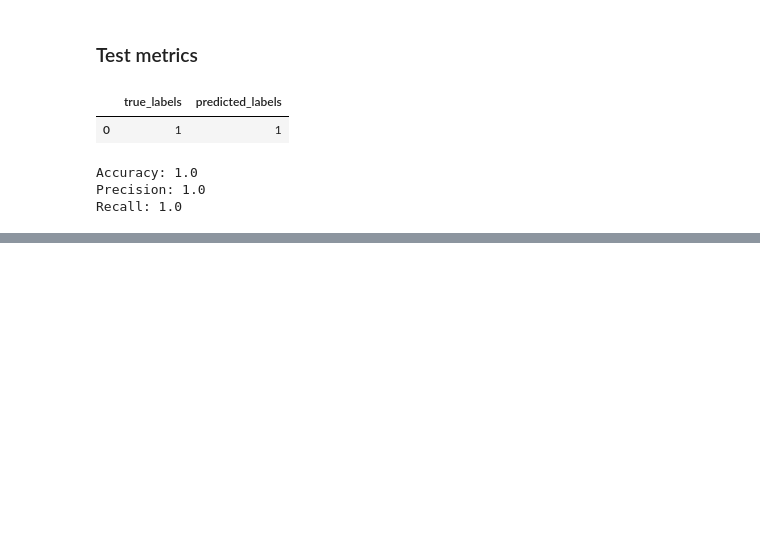
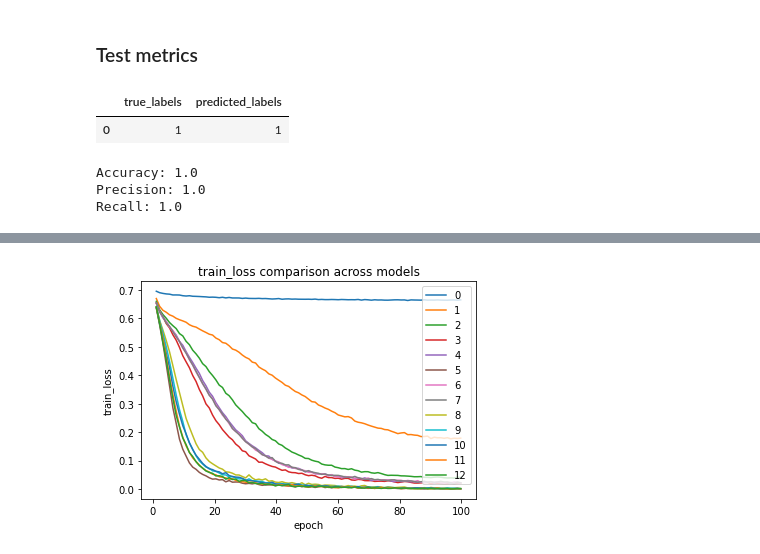
Before and after one commit to ninasachdev/QCB557_project, a Jupyter notebook: make_plots.ipynb, the cells around one changed output, grey strips where cells are left out. Cells and saved outputs as stored; diff of their text form; code cells hidden in the pictures; blank space fills up the shorter version.

Commit message:
make plots for training and validation metrics. haven't added code for testing yet

```diff
--- a/make_plots.ipynb
+++ b/make_plots.ipynb
@@ -100,0 +107,4 @@ Recall: 1.0
+# %%
+layers = range(0, 13)
+
+all_train_data = {}
@@ -100,0 +147,3 @@ Recall: 1.0
+# %%
+epoch = all_train_data['fine_tune_new_v0']['epoch']
+layers = range(0, 13)
@@ -100,0 +167,37 @@ Recall: 1.0
+# %%
+data_v0 = all_train_data[model_name_0][data_type]
+data_v1 = all_train_data[model_name_1][data_type]
+data_v2 = all_train_data[model_name_2][data_type]
+data_v3 = all_train_data[model_name_3][data_type]
+data_v4 = all_train_data[model_name_4][data_type]
+data_v5 = all_train_data[model_name_5][data_type]
+data_v6 = all_train_data[model_name_6][data_type]
+data_v7 = all_train_data[model_name_7][data_type]
+data_v8 = all_train_data[model_name_8][data_type]
+data_v9 = all_train_data[model_name_9][data_type]
+data_v10 = all_train_data[model_name_10][data_type]
+data_v11 = all_train_data[model_name_11][data_type]
+data_v12 = all_train_data[model_name_12][data_type]
+# %%
+plt.plot(epoch, data_v0, label='0')
+plt.plot(epoch, data_v1, label='1')
+plt.plot(epoch, data_v2, label='2')
+plt.plot(epoch, data_v3, label='3')
+plt.plot(epoch, data_v4, label='4')
+plt.plot(epoch, data_v5, label='5')
+plt.plot(epoch, data_v6, label='6')
+plt.plot(epoch, data_v7, label='7')
+plt.plot(epoch, data_v8, label='8')
+plt.plot(epoch, data_v9, label='9')
+plt.plot(epoch, data_v10, label='10')
+plt.plot(epoch, data_v11, label='11')
+plt.plot(epoch, data_v12, label='12')
+
+plt.xlabel('epoch')
+plt.ylabel(f'{data_type}')
+plt.title(f'{data_type} comparison across models')
+plt.legend(title='num of unfrozen pretrained layers')
+plt.legend()
+plt.show()
+# %% [output]
+[figure, added]
```
Also changed, not shown: parts of 5 cells of this notebook.
